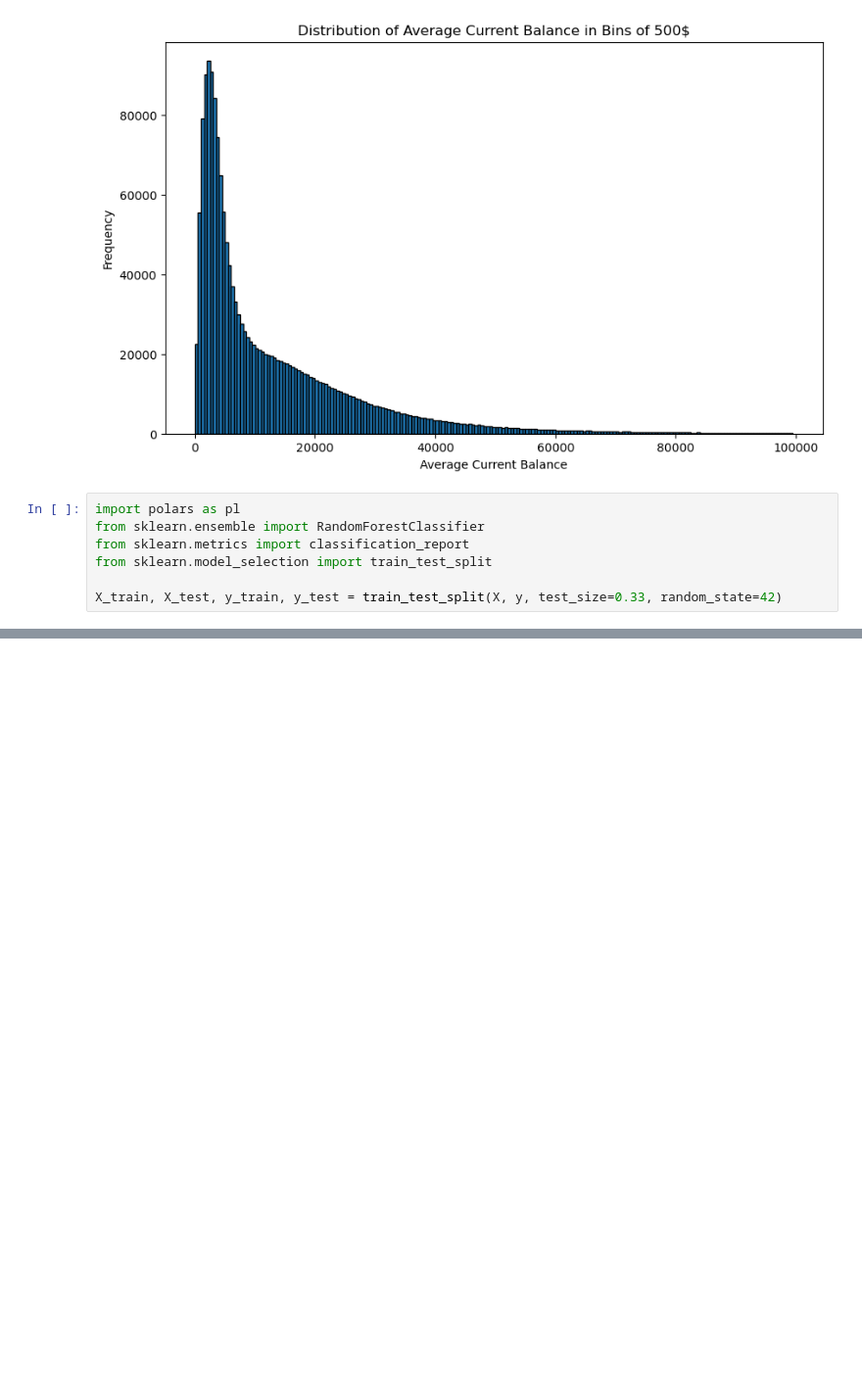
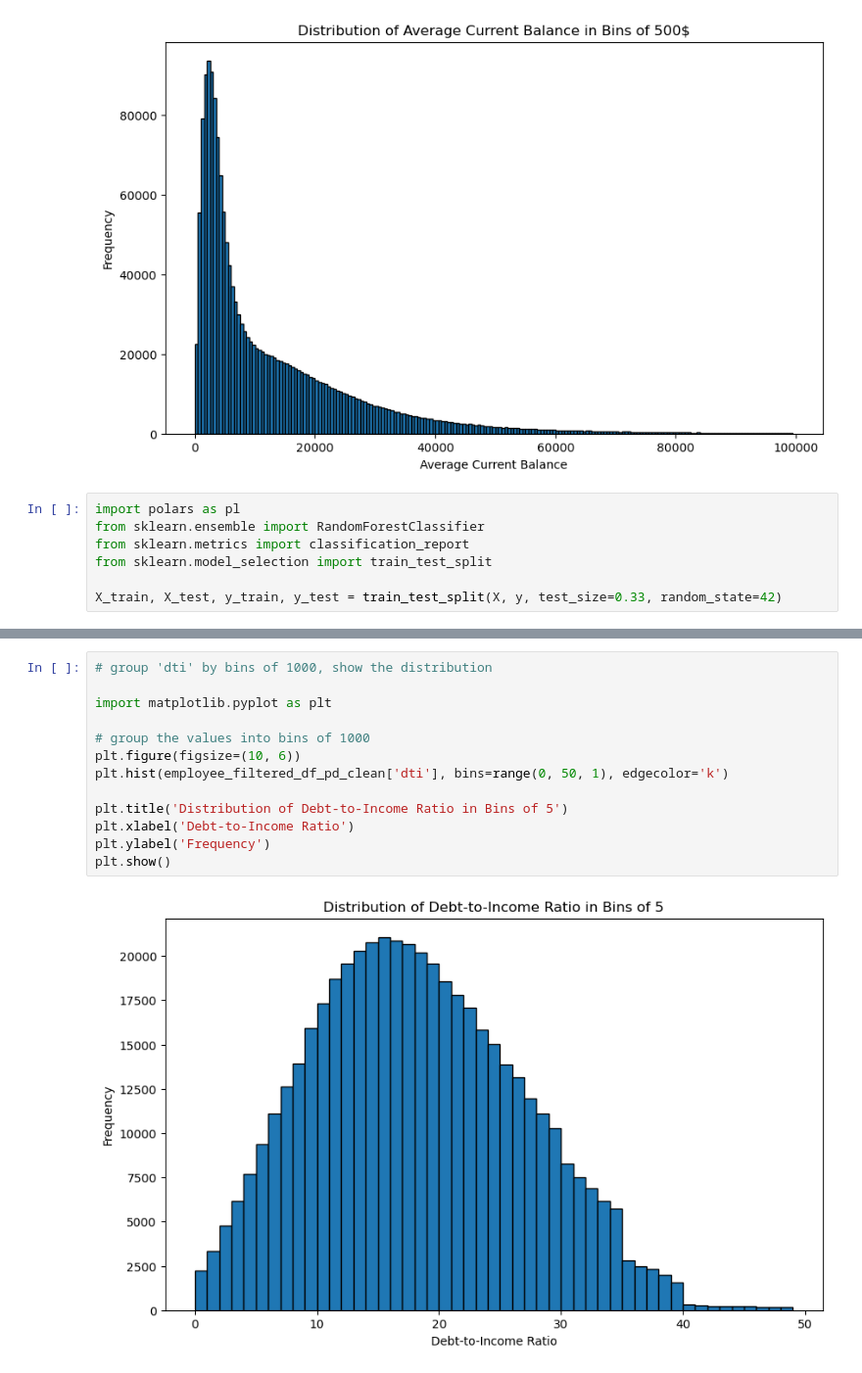
Before and after one commit to manolaz/kaggle-lending-hub-2024, a Jupyter notebook: trung-nva-lending-club-2007-20.ipynb, the cells around one changed output, grey strips where cells are left out. Shown: that part at 98% size. Saved outputs shown, nothing was run; the diff lists cells and outputs as text; blank space fills up the shorter version.

```diff
--- a/trung-nva-lending-club-2007-20.ipynb
+++ b/trung-nva-lending-club-2007-20.ipynb
@@ -628,0 +693,15 @@ X_train, X_test, y_train, y_test = train_test_split(X, y, test_size=0.33, random
+# %%
+# group 'dti' by bins of 1000, show the distribution
+
+import matplotlib.pyplot as plt
+
+# group the values into bins of 1000
+plt.figure(figsize=(10, 6))
+plt.hist(employee_filtered_df_pd_clean['dti'], bins=range(0, 50, 1), edgecolor='k')
+
+plt.title('Distribution of Debt-to-Income Ratio in Bins of 5')
+plt.xlabel('Debt-to-Income Ratio')
+plt.ylabel('Frequency')
+plt.show()
+# %% [output]
+[figure, added]
```
Also changed, not shown: parts of 17 cells of this notebook.
